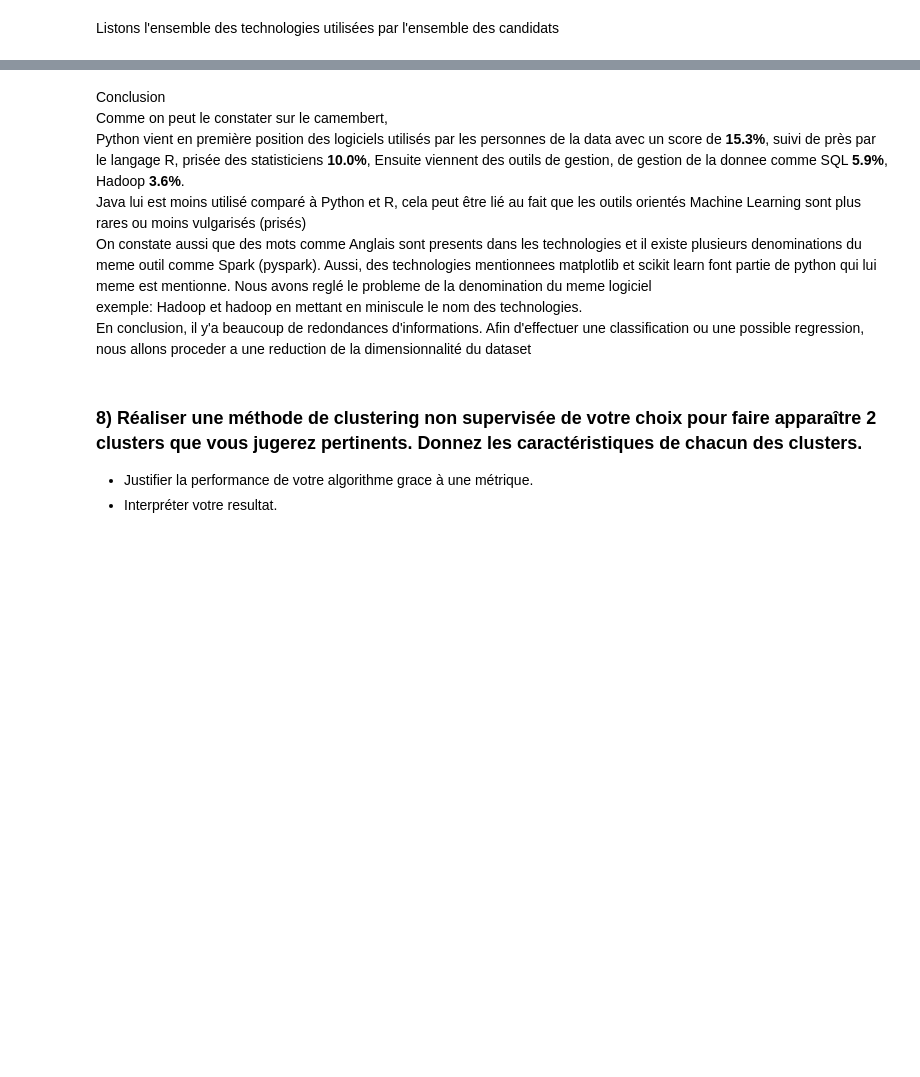
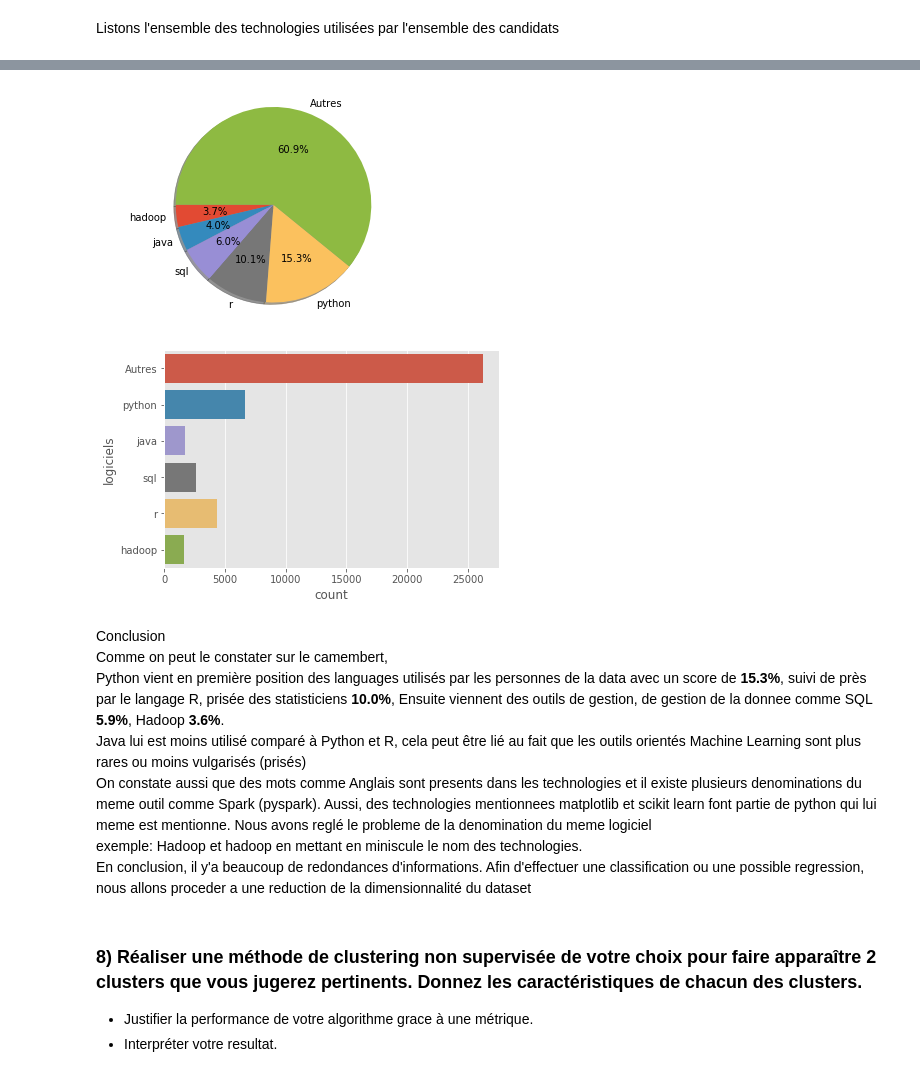
Before and after one commit to AngeKouame/AGILA-DATASET, a Jupyter notebook: Test_Technique_ML.ipynb, the cells around one changed output, grey strips where cells are left out. Drawn from its saved outputs; the diff is of its cells as text; code cells hidden in the pictures; blank space fills up the shorter version.

```diff
--- a/Test_Technique_ML.ipynb
+++ b/Test_Technique_ML.ipynb
@@ -355,7 +283,8 @@ Listons l'ensemble des technologies utilisées par l'ensemble des candidats
 # Listons l'ensemble des technologies utilisees
 technologies_utilisees = list(map(lambda x:x.split('/'), df.Technologies))
 # Mettons à plat (nested) la liste de liste obtenu precedemment
-liste_des_logiciels_utilises = [val.lower() for sublist in technologies_utilisees for val in sublist if len(val)!=0]
+liste_des_logiciels_utilises = [val.lower() for sublist in technologies_utilisees
+                                for val in sublist if len(val)!=0]
 
 # Stockons la liste unique des logiciels utilises
 liste_unique_des_logiciels_utilises = list(set(liste_des_logiciels_utilises))
@@ -364,33 +323,37 @@ liste_unique_des_logiciels_utilises
 # %%
 # Nombre des N technologies desirees
 liste_n_largest = 5
 # Stockons dans une liste le nombre
 sizes = [liste_des_logiciels_utilises.count(elt) for elt in liste_unique_des_logiciels_utilises]
 # Avoir les index des N technologies les plus utilisees
 index = np.argsort(sizes)[-liste_n_largest:]
 # Avoir les noms de ces technologies
 labels = np.asarray(liste_unique_des_logiciels_utilises, dtype=str)
 labels = list(labels[index])
 # Regrouper toutes les autres technologies dans une grosse categorie appelee Autres
 labels2 = labels
 labels.append ('Autres') #rajouter les autres qu'on a pas comptabiliser
 sizes2 =np.asarray(sizes)[index]
 sizes2 = list(sizes2)
 sizes2.append(len(liste_des_logiciels_utilises)-sum(sizes2))
 
 fig1, ax1 = plt.subplots()
 ax1.pie(sizes2, labels=labels, autopct='%1.1f%%',
         shadow=True, startangle=180)
 ax1.axis('equal')
+plt.plot('camembert des logiciels utilises')
 plt.show()
 
 ##### je vois l'iddee
 liste_des_logiciels_utilises2 = np.asarray(liste_des_logiciels_utilises)
 liste_des_logiciels_utilises2[~np.isin(liste_des_logiciels_utilises2, labels2)] = 'Autres'
 data2 = pd.DataFrame(data=liste_des_logiciels_utilises2, columns=['logiciels'])
 ax = sb.countplot( y='logiciels', data= data2)
+# %% [output]
+[figure, added]
+[figure, added]
 # %% [markdown]
-Conclusion <br>Comme on peut le constater sur le camembert, <br> Python vient en première position des logiciels utilisés  par les personnes de la data avec un score de <b>15.3%</b>, suivi de près par le langage R, prisée des statisticiens <b>10.0%</b>, Ensuite viennent des outils de gestion, de gestion de la donnee comme SQL <b>5.9%</b>, Hadoop <b>3.6%</b>. <br> Java lui est moins utilisé comparé à Python et R, cela peut être lié au fait que les outils orientés Machine Learning sont plus rares ou moins vulgarisés (prisés)
+Conclusion <br>Comme on peut le constater sur le camembert, <br> Python vient en première position des languages utilisés  par les personnes de la data avec un score de <b>15.3%</b>, suivi de près par le langage R, prisée des statisticiens <b>10.0%</b>, Ensuite viennent des outils de gestion, de gestion de la donnee comme SQL <b>5.9%</b>, Hadoop <b>3.6%</b>. <br> Java lui est moins utilisé comparé à Python et R, cela peut être lié au fait que les outils orientés Machine Learning sont plus rares ou moins vulgarisés (prisés)
 <br> On constate aussi que des mots comme Anglais sont presents dans les technologies et il existe plusieurs denominations du meme outil comme Spark (pyspark). Aussi, des technologies mentionnees matplotlib et scikit learn font partie de python qui lui meme est mentionne. Nous avons reglé le probleme de la denomination du meme logiciel <br>exemple:  Hadoop et hadoop </br> en mettant en miniscule le nom des technologies.
 <br> En conclusion, il y'a beaucoup de redondances d'informations. Afin d'effectuer une classification ou une possible regression, nous allons proceder a une reduction de la dimensionnalité du dataset
 # %%
```
Also changed, not shown: parts of 29 cells of this notebook.
